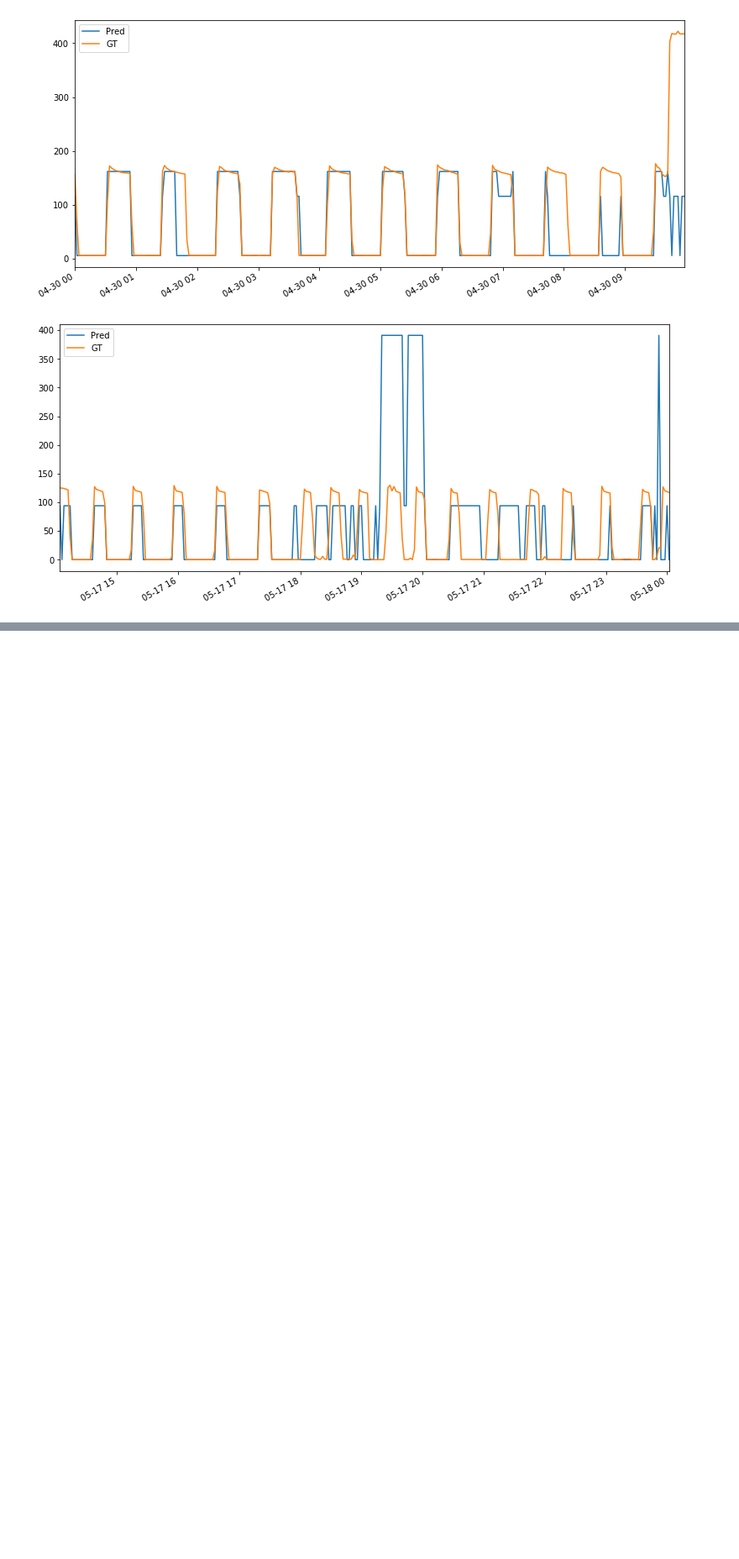
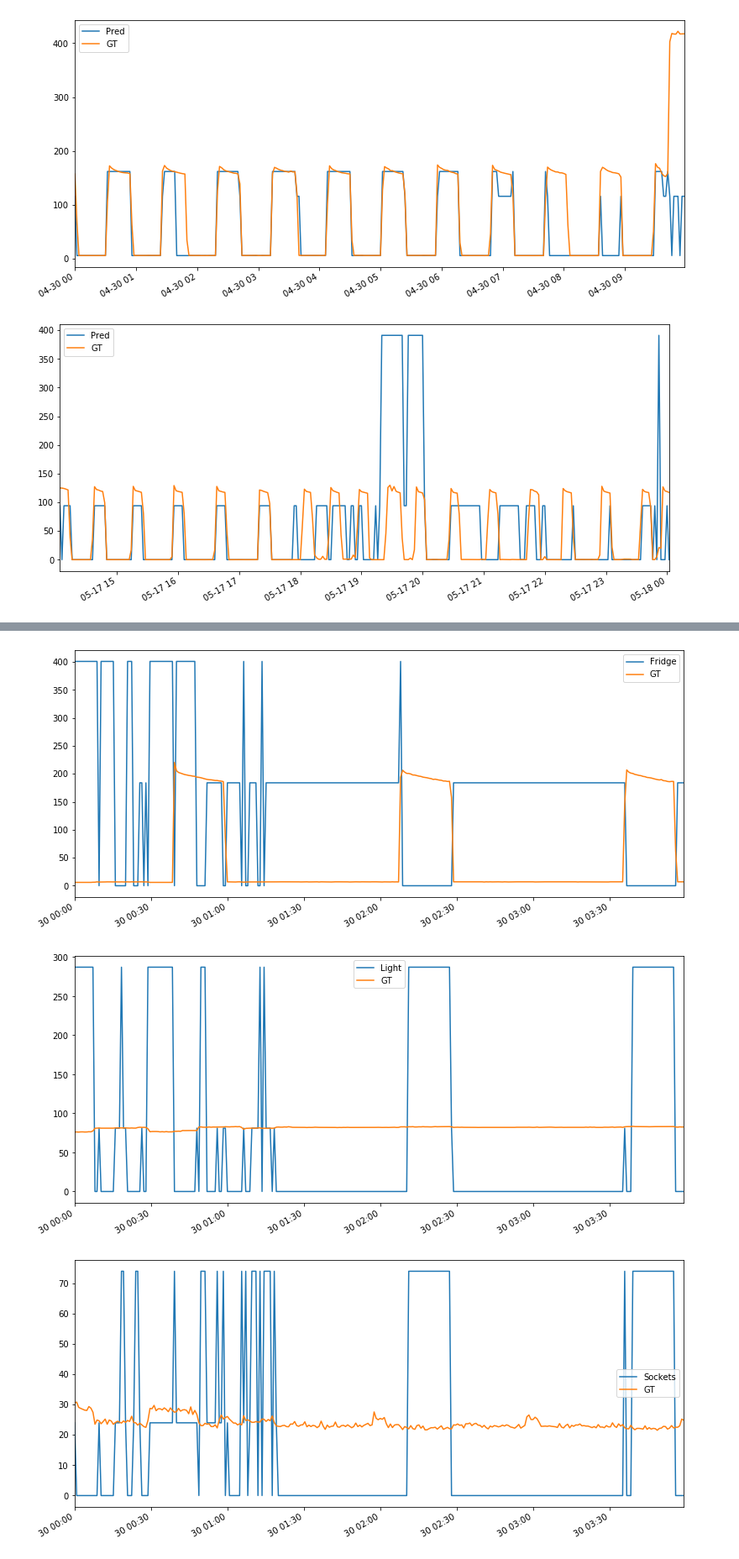
Before and after one commit to leonardohdemelo/NILM-Unifei, a Jupyter notebook: NILM-Unifei.ipynb, the cells around one changed output, grey strips where cells are left out. Shown at 84% size. Cells and saved outputs as stored; diff of their text form; code cells hidden in the pictures; blank space fills up the shorter version.

```diff
--- a/NILM-Unifei.ipynb
+++ b/NILM-Unifei.ipynb
@@ -175,0 +291,6 @@ IndexError: list index out of range
+# %%
+imprime_casa()
+# %% [output]
+[figure, added]
+[figure, added]
+[figure, added]
```
Also changed, not shown: parts of 16 cells of this notebook.
